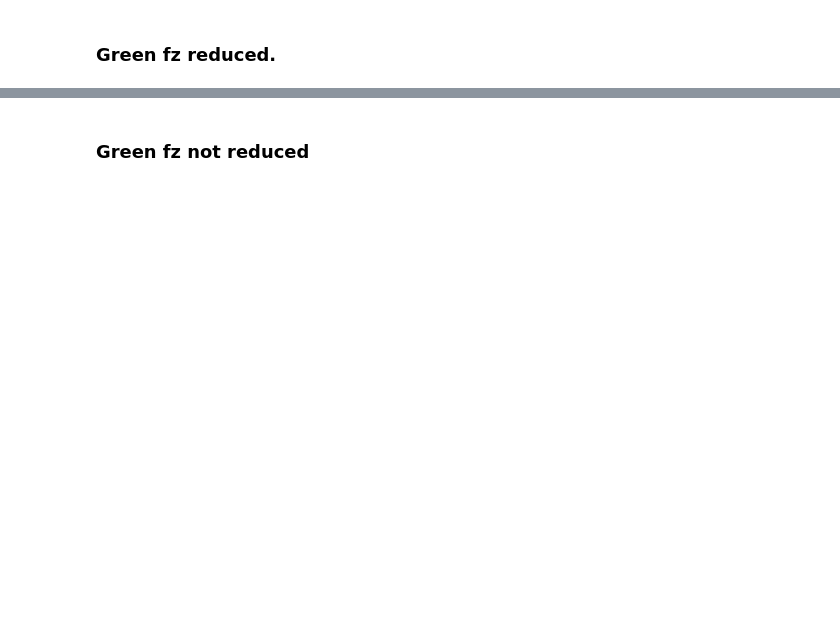
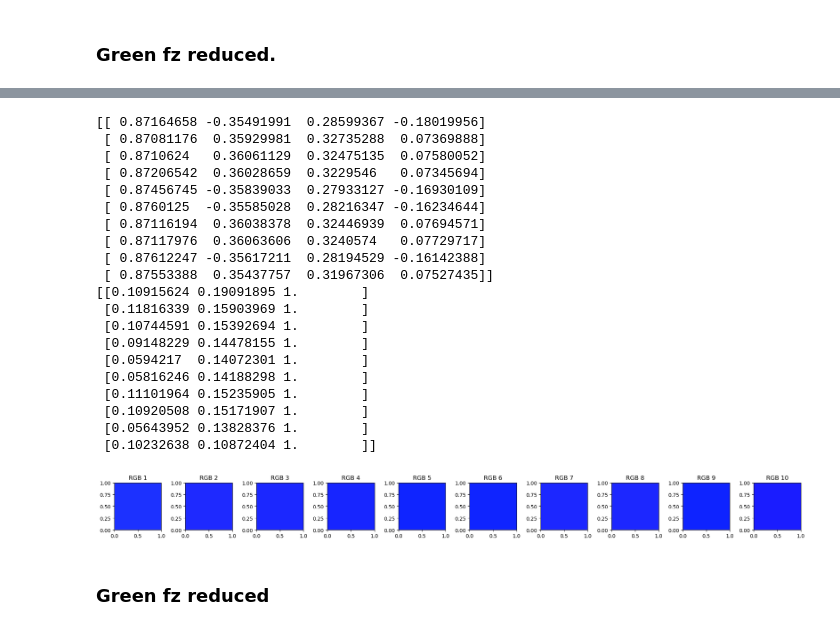
Before and after one commit to UCSB-VRL/QRBSA-updated, a Jupyter notebook: vis_quat_orix.ipynb, the cells around one changed output, grey strips where cells are left out. Drawn from its saved outputs; the diff is of its cells as text; code cells hidden in the pictures; blank space fills up the shorter version.

Commit message:
color ambiguity source found, todo correction np pooling

```diff
--- a/vis_quat_orix.ipynb
+++ b/vis_quat_orix.ipynb
@@ -313,5 +360,67 @@ plt.show()
+# %%
+# get RGB colours for Qs
+import os
+import numpy as np
+#Example with three orientations
+Qs = [
+    [-0.35491991,  0.28599367, -0.18019956,  0.87164658],
+    [ 0.35929981,  0.32735288,  0.07369888,  0.87081176],
+    [ 0.36061129,  0.32475135,  0.07580052,  0.8710624 ],
+    [ 0.36028659,  0.3229546,   0.07345694,  0.87206542],
+    [-0.35839033,  0.27933127, -0.16930109,  0.87456745],
+    [-0.35585028,  0.28216347, -0.16234644,  0.8760125 ],
+    [ 0.36038378,  0.32446939,  0.07694571,  0.87116194],
+    [ 0.36063606,  0.3240574,   0.07729717,  0.87117976],
+    [-0.35617211,  0.28194529, -0.16142388,  0.87612247],
+    [ 0.35437757,  0.31967306,  0.07527435,  0.87553388]
+]
+
+q = np.asarray(Qs)
+# bring last quaternion dimension to the front (Scalar first)
+# roll the last axis to the front (scalar first)
+q = np.roll(q, shift=1, axis=-1)
+
+print(q)  # prints quaternions in [s, x, y, z] order
+rgbs = quaternion_to_ipf(q, axis="Z")  # ready for scatter
+print(rgbs)  # prints RGB values in 0–1 range
+
+# display RGB colours
+import matplotlib.pyplot as plt
+import matplotlib.patches as mpatches
+
+fig, axes = plt.subplots(1, len(rgbs), figsize=(len(rgbs)*2, 2))
+for i, rgb in enumerate(rgbs):
+    axes[i].add_patch(mpatches.Rectangle((0, 0), 1, 1, color=rgb))
+    axes[i].set_xlim(0, 1)
+    axes[i].set_ylim(0, 1)
+    axes[i].set_title(f'RGB {i+1}')
+    axes[i].set_aspect('equal')
+plt.tight_layout()
+plt.show()
+# %% [output]
+[[ 0.87164658 -0.35491991  0.28599367 -0.18019956]
+ [ 0.87081176  0.35929981  0.32735288  0.07369888]
+ [ 0.8710624   0.36061129  0.32475135  0.07580052]
+ [ 0.87206542  0.36028659  0.3229546   0.07345694]
+ [ 0.87456745 -0.35839033  0.27933127 -0.16930109]
+ [ 0.8760125  -0.35585028  0.28216347 -0.16234644]
+ [ 0.87116194  0.36038378  0.32446939  0.07694571]
+ [ 0.87117976  0.36063606  0.3240574   0.07729717]
+ [ 0.87612247 -0.35617211  0.28194529 -0.16142388]
+ [ 0.87553388  0.35437757  0.31967306  0.07527435]]
+[[0.10915624 0.19091895 1.        ]
+ [0.11816339 0.15903969 1.        ]
+ [0.10744591 0.15392694 1.        ]
+ [0.09148229 0.14478155 1.        ]
+ [0.0594217  0.14072301 1.        ]
+ [0.05816246 0.14188298 1.        ]
+ [0.11101964 0.15235905 1.        ]
+ [0.10920508 0.15171907 1.        ]
+ [0.05643952 0.13828376 1.        ]
+ [0.10232638 0.10872404 1.        ]]
+[figure, added]
 # %% [markdown]
-### Green fz not reduced
+### Green fz reduced
 # %%
 # get RGB colours for Qs
 import os
```
Also changed, not shown: parts of 12 cells of this notebook, 3 other files.
